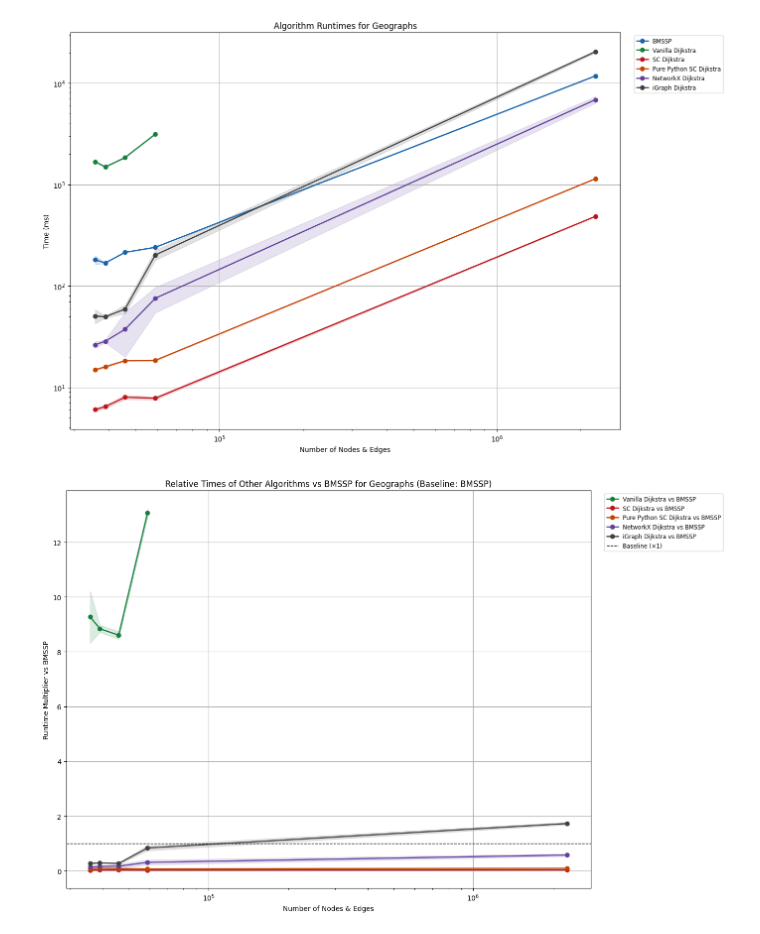
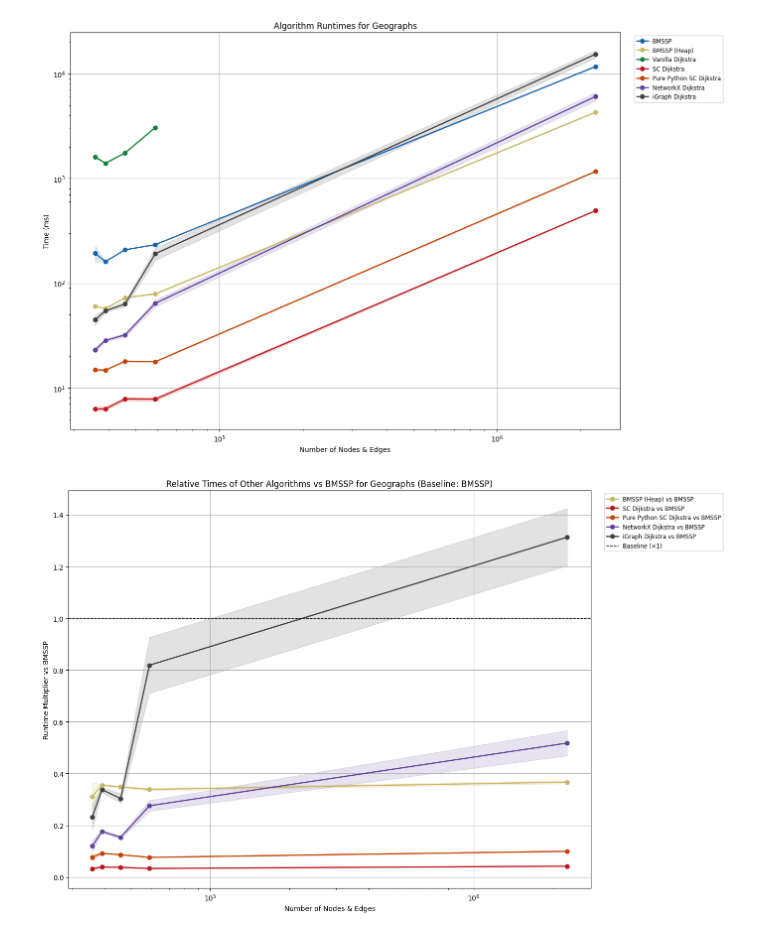
Before and after one commit to connor-makowski/bmsspy, a Jupyter notebook: benchmarking/charts.ipynb, the cells around one changed output. Drawn from its saved outputs; the diff is of its cells as text; code cells hidden in the pictures.

Commit message:
Update charts for new strucutures and benchmarking.

```diff
--- a/benchmarking/charts.ipynb
+++ b/benchmarking/charts.ipynb
@@ -9,6 +9,7 @@ import numpy as np
 # %%
 algorithms = {
     "bmssp_spantree_time_ms": {"label": "BMSSP", "cmap": cm.Blues},
+    "bmssp_heap_time_ms": {"label": "BMSSP (Heap)", "cmap": cm.cividis},
     "vanilla_dijkstra_time_ms": {"label": "Vanilla Dijkstra", "cmap": cm.Greens},
     "sc_dijkstra_spantree_time_ms": {"label": "SC Dijkstra", "cmap": cm.Reds},
     "pure_python_sc_dijkstra_time_ms": {"label": "Pure Python SC Dijkstra", "cmap": cm.Oranges},
@@ -16,9 +17,9 @@ algorithms = {
     "ig_spantree_time_ms": {"label": "iGraph Dijkstra", "cmap": cm.Greys}
 }
 
-ITERATIONS_PER_CASE = 10
+ITERATIONS_PER_CASE = 3
 # %%
-def make_aggregated_graph(data, title, scale="linear"):
+def make_aggregated_graph(data, title, scale="linear", algorithms=algorithms):
     # Structure: { algorithm: { nodes: [ (time, stdev) ] } }
     aggregated_data = {alg: defaultdict(list) for alg in algorithms}
 
@@ -163,7 +164,7 @@ def make_graph(data, title, scale="linear"):
     plt.tight_layout()
     plt.show()
 # %%
-def make_relative_performance_graph(data, title, baseline_alg, scale="linear"):
+def make_relative_performance_graph(data, title, baseline_alg, scale="linear", algorithms=algorithms):
 
     if baseline_alg not in algorithms:
         raise ValueError(f"Invalid baseline algorithm: {baseline_alg}")
@@ -288,11 +289,14 @@ make_relative_performance_graph(rectangular_grid_data, "Relative Times of Other
 # %%
 geograph_data = [i for i in data if 'Geograph' in i['graph_name']]
 
 make_aggregated_graph(geograph_data, "Algorithm Runtimes for Geographs", scale="log")
-make_relative_performance_graph(geograph_data, "Relative Times of Other Algorithms vs BMSSP for Geographs (Baseline: BMSSP)", baseline_alg="bmssp_spantree_time_ms", scale="log")
+
+# Omit the Vanilla Dijkstra for more clarity
+no_vd = {k:v for k, v in algorithms.items() if k != "vanilla_dijkstra_time_ms"}
+make_relative_performance_graph(geograph_data, "Relative Times of Other Algorithms vs BMSSP for Geographs (Baseline: BMSSP)", baseline_alg="bmssp_spantree_time_ms", scale="log", algorithms=no_vd)
 # %% [output]
-[figure, old version]
+[figure, new version]
-[figure, old version]
+[figure, new version]
 # %%
 make_aggregated_graph(gridscale_data, "Algorithm Runtimes for Square Gridgraphs", scale="log")
 make_relative_performance_graph(gridscale_data, "Relative Times of Other Algorithms vs BMSSP for Square Gridgraphs", baseline_alg="bmssp_spantree_time_ms", scale="log")
```
Also changed, not shown: parts of 7 cells of this notebook, 22 other files.
